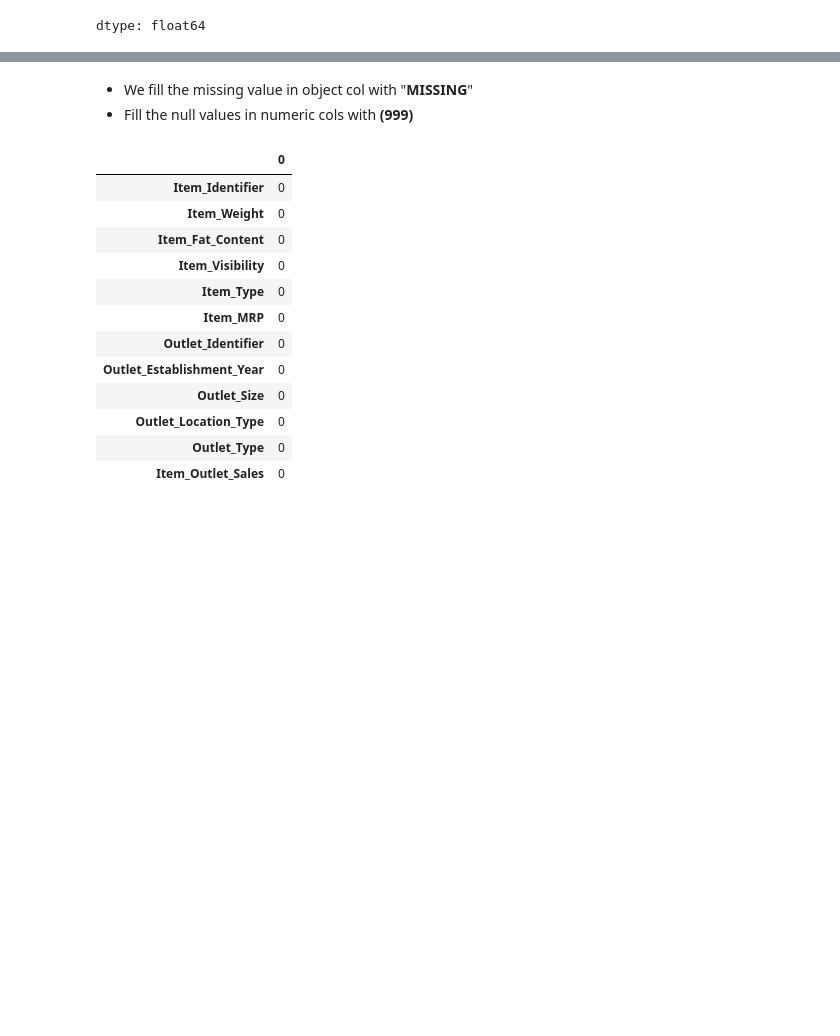
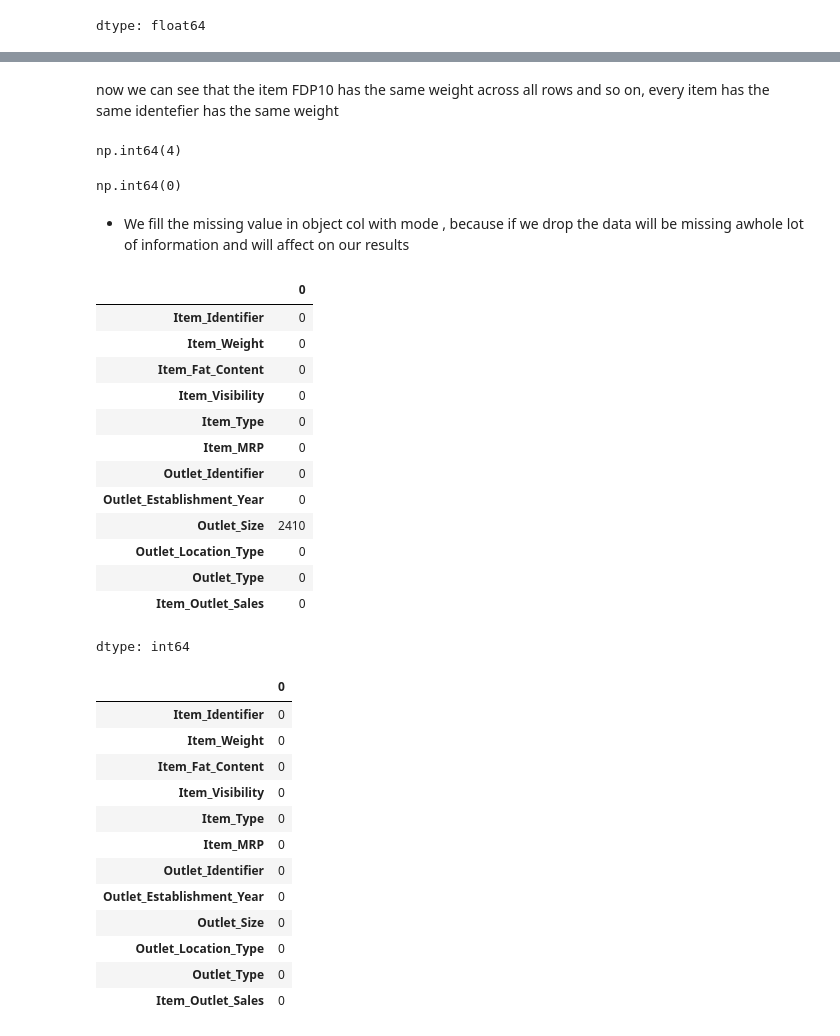
Before and after one commit to MaysNassar/prediction-of-product-sales, a Jupyter notebook: prediction_of_product_sales.ipynb, the cells around one changed output, grey strips where cells are left out. Drawn from its saved outputs; the diff is of its cells as text; code cells hidden in the pictures; blank space fills up the shorter version.

```diff
--- a/prediction_of_product_sales.ipynb
+++ b/prediction_of_product_sales.ipynb
@@ -148 +172,3 @@ dtype: float64
+# %% [markdown]
+now we can see that the item FDP10 has the same weight across all rows and so on, every item has the same identefier has the same weight
 # %%
@@ -152,4 +176,4 @@ df['Outlet_Size']= df['Outlet_Size'].fillna('MISSING')
-# %% [markdown]
-
-*   We fill the missing value in object col with "**MISSING**"
-*   Fill the null values in numeric cols with **(999)**
+# %%
+df['Item_Weight'].isna().sum()
+# %% [output]
+np.int64(4)
@@ -155,0 +183,25 @@ df['Outlet_Size']= df['Outlet_Size'].fillna('MISSING')
+# %%
+# lets check if there is any null values
+df['Item_Weight'].isna().sum()
+# %% [output]
+np.int64(0)
+# %% [markdown]
+
+*   We fill the missing value in object col with mode , because if we drop the data will be missing awhole lot of information  and will affect on our results
+# %%
+df.isna().sum()
+# %% [output]
+|  | 0 |
+| Item_Identifier | 0 |
+| Item_Weight | 0 |
+| Item_Fat_Content | 0 |
+| Item_Visibility | 0 |
+| Item_Type | 0 |
+| Item_MRP | 0 |
+| Outlet_Identifier | 0 |
+| Outlet_Establishment_Year | 0 |
+| Outlet_Size | 2410 |
+| Outlet_Location_Type | 0 |
+| Outlet_Type | 0 |
+| Item_Outlet_Sales | 0 |
+dtype: int64
```
Also changed, not shown: parts of 14 cells of this notebook.
